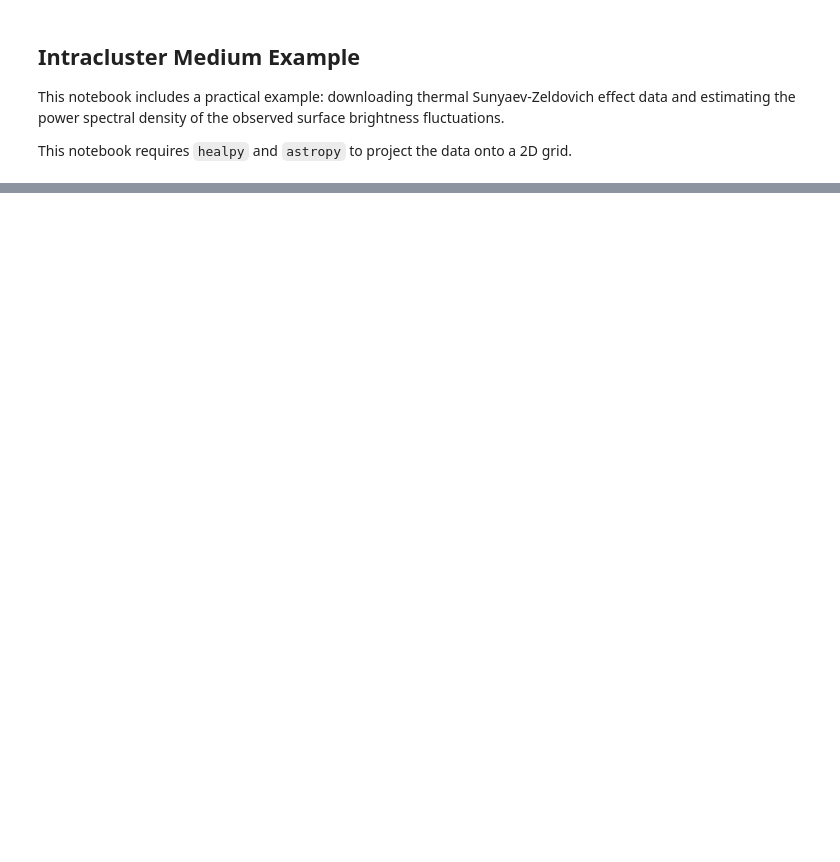
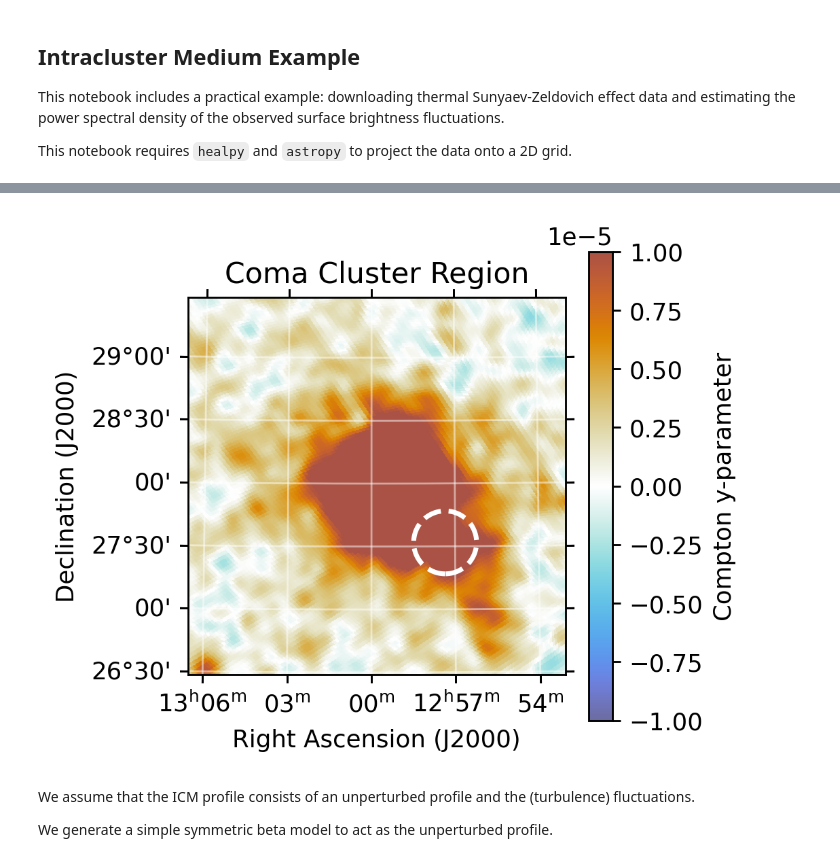
Before and after one commit to mab68/Kea, a Jupyter notebook: docs/source/examples/2_icm_example.ipynb, the cells around one changed output, grey strips where cells are left out. Cells and saved outputs as stored; diff of their text form; code cells hidden in the pictures; blank space fills up the shorter version.

```diff
--- a/docs/source/examples/2_icm_example.ipynb
+++ b/docs/source/examples/2_icm_example.ipynb
@@ -38,0 +66,73 @@ import healpy as hp
+# %%
+## Extract/project the 2D Coma cluster location
+image = hp.gnomview(
+    ymap,
+    coord=('G', 'C'),
+    rot=(loc.ra.value, loc.dec.value, 0.),
+    xsize=360,
+    ysize=360,
+    reso=map_reso.value,
+    cmap=cmasher.prinsenvlag_r,
+    return_projected_map=True,
+    min=-1e-5, max=1e-5,
+    no_plot=True,
+)
+# %%
+import matplotlib.pyplot as plt
+from astropy.visualization.wcsaxes import SphericalCircle
+
+# Define the WCS header manually
+w = WCS(naxis=2)
+
+# CRPIX: The reference pixel (center of your 360x360 image)
+# Astropy uses 1-based indexing for CRPIX
+w.wcs.crpix = [180.5, 180.5]
+
+# CDELT: Pixel scale in degrees
+# RA is usually negative to keep East on the left
+w.wcs.cdelt = np.array([-map_reso.to(u.deg).value, map_reso.to(u.deg).value])
+
+# CRVAL: The sky coordinates at the reference pixel
+w.wcs.crval = [loc.ra.value, loc.dec.value]
+
+# CTYPE: The projection type (Gnomonic/Tangent)
+w.wcs.ctype = ["RA---TAN", "DEC--TAN"]
+
+# Set the coordinate frame
+w.wcs.equinox = 2000.0
+
+# Define NGC 4839 coordinates
+ngc_coords = SkyCoord("12h57m21.5s", "+27d31m54s", frame='icrs')
+
+fig = plt.figure(figsize=(3.5, 3.5), dpi=256)
+
+# Initialize plot with WCS projection
+ax = fig.add_subplot(1, 1, 1, projection=w)
+
+# Plot the image (returned from your gnomview call)
+im = ax.imshow(image, origin='lower', cmap=cmasher.prinsenvlag_r,
+               vmin=-1e-5, vmax=1e-5)
+
+# NGC 4839 (infalling group)
+# Overlay the 15 arcmin circle using sky coordinates
+# SphericalCircle handles the projection geometry correctly
+circle = SphericalCircle(ngc_coords, 15 * u.arcmin,
+                         edgecolor='white', facecolor='none',
+                         lw=2, ls='--', transform=ax.get_transform('icrs'))
+ax.add_patch(circle)
+
+# Add coordinate grids and labels
+ax.coords.grid(color='white', alpha=0.5, linestyle='solid')
+ax.coords['ra'].set_axislabel('Right Ascension (J2000)')
+ax.coords['dec'].set_axislabel('Declination (J2000)')
+
+plt.colorbar(im, label='Compton y-parameter')
+plt.title(f"Coma Cluster Region")
+
+plt.show()
+# %% [output]
+[figure, added]
+# %% [markdown]
+We assume that the ICM profile consists of an unperturbed profile and the (turbulence) fluctuations.
+
+We generate a simple symmetric beta model to act as the unperturbed profile.
```
Also changed, not shown: parts of 10 cells of this notebook, 5 other files.
